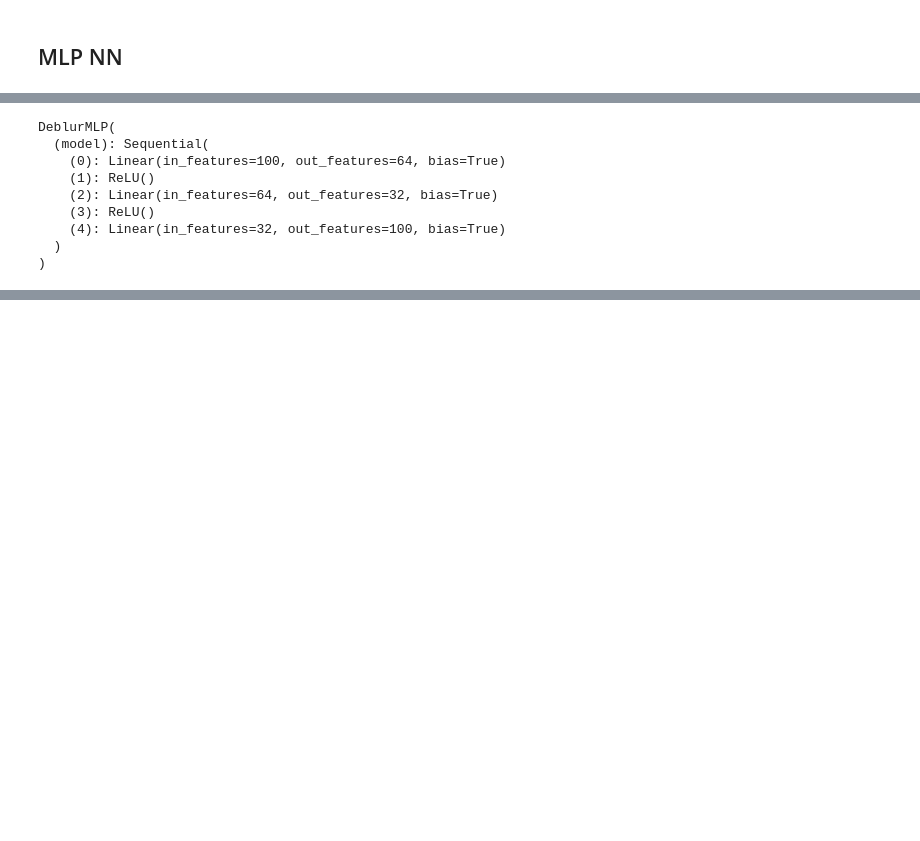
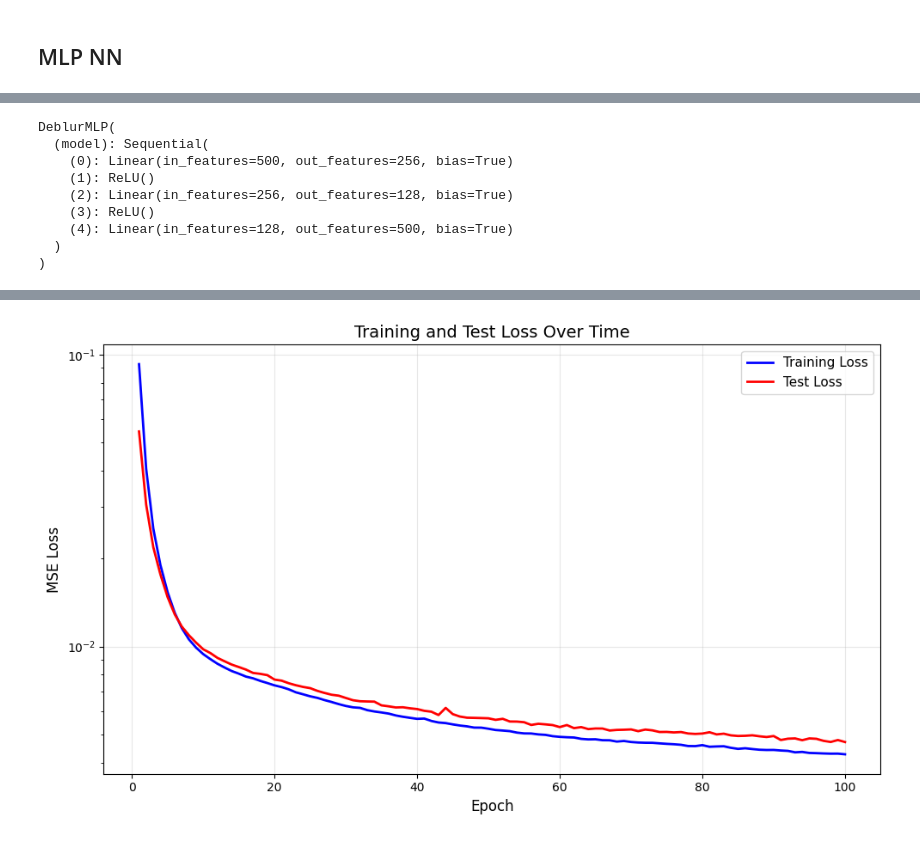
Before and after one commit to jpjharg/Deconvolution-by-ML-dissertation, a Jupyter notebook: MLP_NN.ipynb, the cells around one changed output, grey strips where cells are left out. Drawn from its saved outputs; the diff is of its cells as text; code cells hidden in the pictures; blank space fills up the shorter version.

```diff
--- a/MLP_NN.ipynb
+++ b/MLP_NN.ipynb
@@ -6,4 +18,6 @@ import torch.nn as nn
 # %%
+# Building the model
+
 class DeblurMLP(nn.Module):
     def __init__(self, input_size, hidden_size1, hidden_size2, output_size):
         super(DeblurMLP, self).__init__()
@@ -19,21 +33,23 @@ class DeblurMLP(nn.Module):
     def forward(self, x):
         return self.model(x)
 
-# Example usage:
-input_size = 100  # Number of input features
-hidden_size1 = 64
-hidden_size2 = 32
-output_size = 100  # Number of output features
+
+# Example usage
+
+input_size = 500
+hidden_size1 = 256
+hidden_size2 = 128
+output_size = 500
 model = DeblurMLP(input_size, hidden_size1, hidden_size2, output_size)
 
 print(model)
 # %% [output]
 DeblurMLP(
   (model): Sequential(
-    (0): Linear(in_features=100, out_features=64, bias=True)
+    (0): Linear(in_features=500, out_features=256, bias=True)
     (1): ReLU()
-    (2): Linear(in_features=64, out_features=32, bias=True)
+    (2): Linear(in_features=256, out_features=128, bias=True)
     (3): ReLU()
-    (4): Linear(in_features=32, out_features=100, bias=True)
+    (4): Linear(in_features=128, out_features=500, bias=True)
   )
 )
@@ -39,0 +115,37 @@ DeblurMLP(
+# %%
+# visualising the loss
+
+def visualise_training(train_losses, test_losses):
+
+    epochs = range(1, len(train_losses) + 1)
+
+    plt.figure(figsize=(10, 6))
+    plt.plot(epochs, train_losses, 'b-', label='Training Loss', linewidth=2)
+    plt.plot(epochs, test_losses, 'r-', label='Test Loss', linewidth=2)
+    plt.xlabel('Epoch', fontsize=12)
+    plt.ylabel('MSE Loss', fontsize=12)
+    plt.yscale('log')
+    plt.title('Training and Test Loss Over Time', fontsize=14)
+    plt.legend(fontsize=11)
+    plt.grid(True, alpha=0.3)
+    plt.tight_layout()
+    plt.show()
+
+    print(f"\nFinal Training Loss: {train_losses[-1]:.6f}")
+    print(f"Final Test Loss: {test_losses[-1]:.6f}")
+# %%
+# Running the full process
+
+filepath = "C:\\Users\\Jpjha\\OneDrive\\Desktop\\Decon by ML\\Code\\training_data.pkl"
+training_data = pd.read_pickle(filepath)
+
+X_train, X_test, y_train, y_test = prepre_train_test_data(training_data, test_size=0.2, seed=42)
+
+model = DeblurMLP(input_size=500, hidden_size1=256, hidden_size2=128, output_size=500)
+
+train_losses, test_losses = train_model(model=model,X_train=X_train,y_train=y_train, X_test=X_test, y_test=y_test, epochs=100, batch_size=32, learning_rate=0.001)
+
+visualise_training(train_losses, test_losses)
+
+torch.save(model.state_dict(), 'deblur_model.pth')
+# %% [output]
@@ -39,0 +162 @@ DeblurMLP(
+[figure, added]
```
Also changed, not shown: parts of 7 cells of this notebook, 1 other file.
